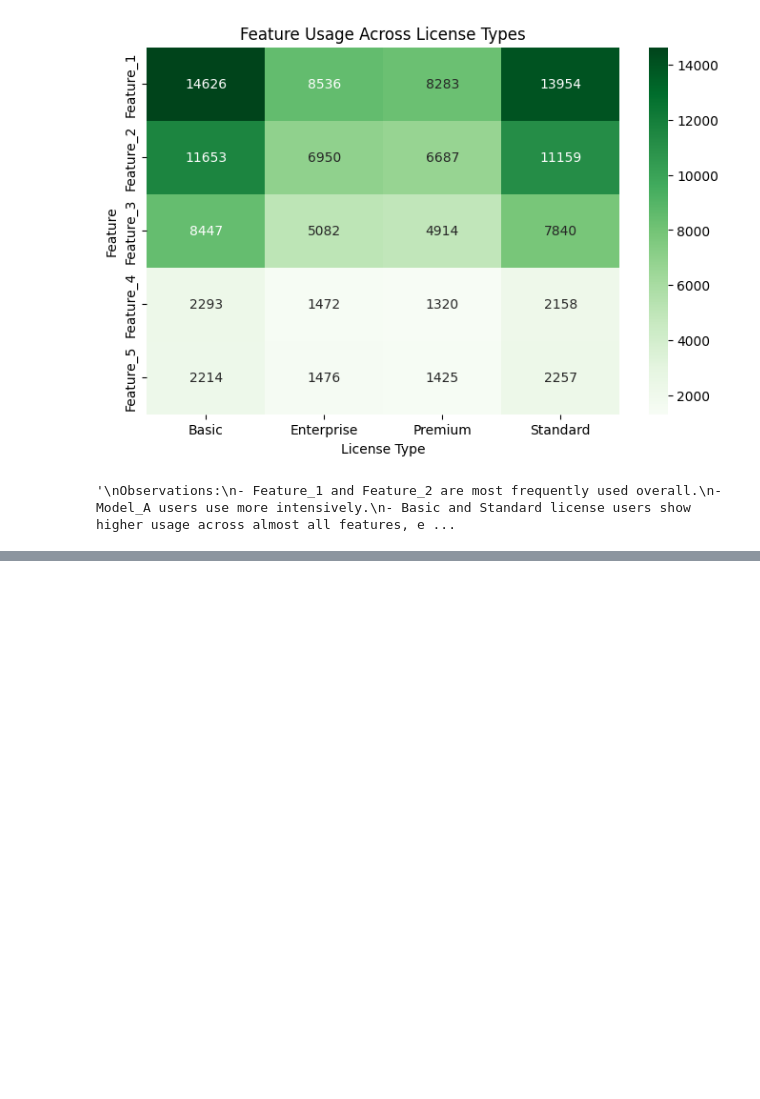
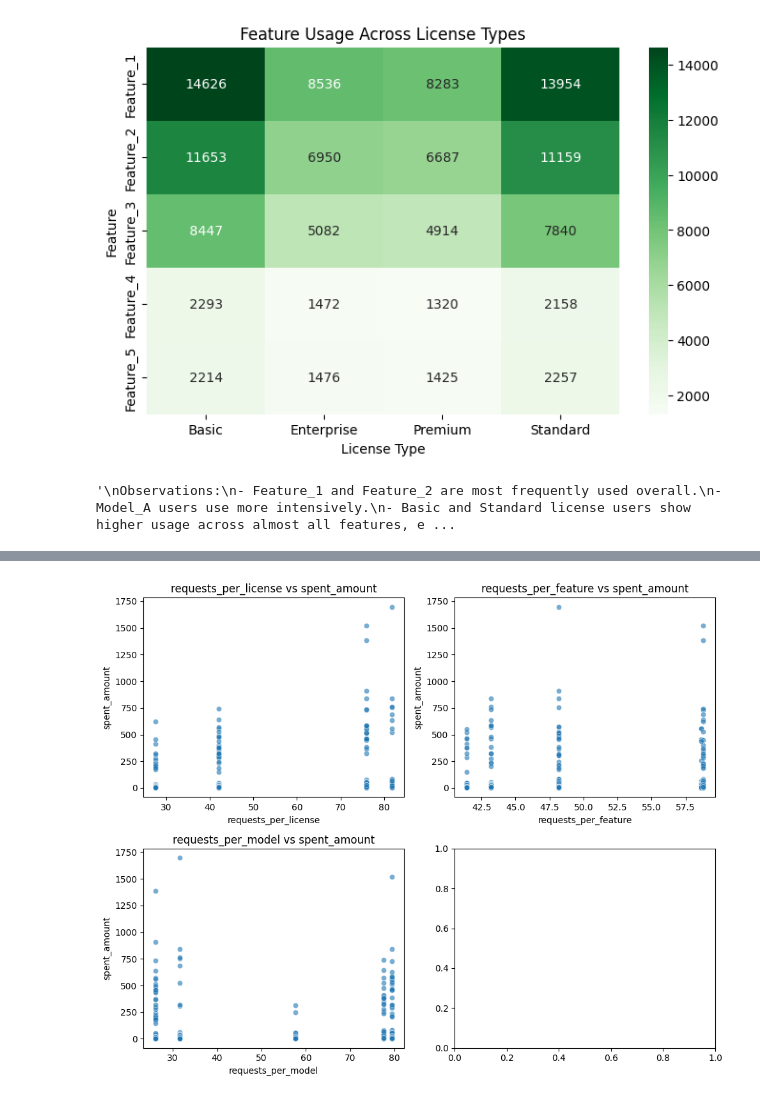
Before and after one commit to HYYH130613/ML-features-analysis, a Jupyter notebook: eda.ipynb, the cells around one changed output, grey strips where cells are left out. Drawn from its saved outputs; the diff is of its cells as text; code cells hidden in the pictures; blank space fills up the shorter version.

```diff
--- a/eda.ipynb
+++ b/eda.ipynb
@@ -266,0 +315,24 @@ Observations:
+# %%
+vars_to_plot = [
+    'requests_per_license', 'requests_per_feature', 'requests_per_model'
+]
+
+sample_df = df.sample(n=20000, random_state=1)
+
+fig, ax = plt.subplots(2, 2, figsize=(10, 8))
+ax = ax.flatten()
+
+for i, var in enumerate(vars_to_plot):
+    sns.scatterplot(
+        x=var,
+        y="spent_amount",
+        data=sample_df,
+        ax=ax[i],
+        alpha=0.6
+    )
+    ax[i].set_title(f"{var} vs spent_amount")
+
+plt.tight_layout()
+plt.show()
+# %% [output]
+[figure, added]
```
Also changed, not shown: parts of 5 cells of this notebook.
